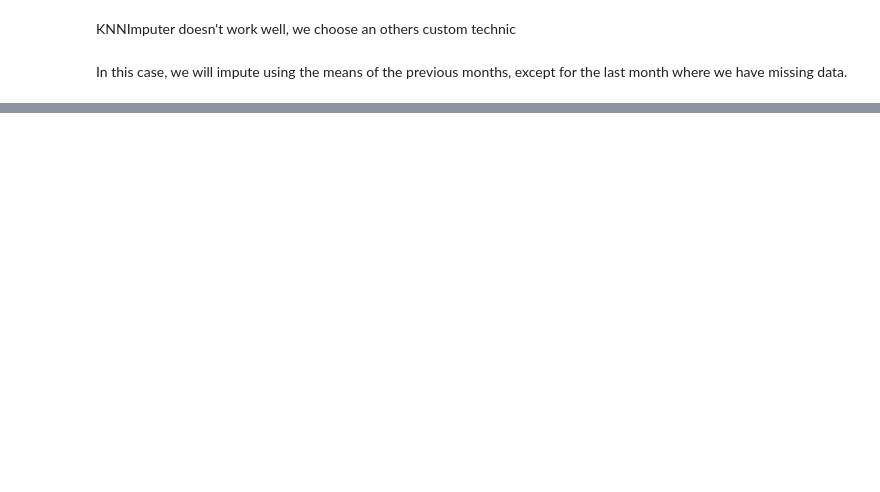
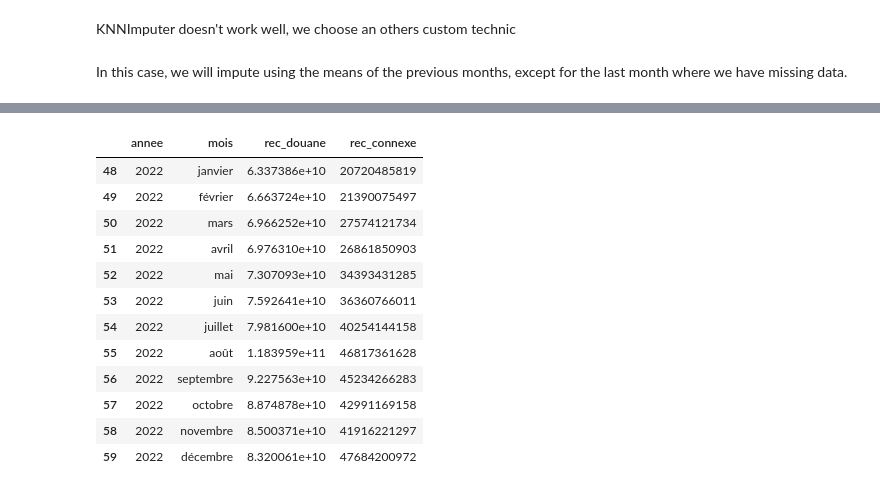
Before and after one commit to Pinto-Katende-Jonathan/SimpleDescriptiveStat, a Jupyter notebook: analyse.ipynb, the cells around one changed output, grey strips where cells are left out. Cells and saved outputs as stored; diff of their text form; code cells hidden in the pictures; blank space fills up the shorter version.

```diff
--- a/analyse.ipynb
+++ b/analyse.ipynb
@@ -379,0 +413,2 @@ In this case, we will impute using the means of the previous months, except for
+# %%
+month = previous_year.groupby('mois').rec_douane.mean()
@@ -379,0 +432,23 @@ In this case, we will impute using the means of the previous months, except for
+# %%
+# Replace the values in the last year with the monthly means
+for month_name, mean_value in month.items():
+    last_year.loc[last_year["mois"] == month_name, "rec_douane"] = mean_value
+
+# Update the original DataFrame with the imputed values
+df_copy.update(last_year)
+# %%
+df_copy.tail(12)
+# %% [output]
+|  | annee | mois | rec_douane | rec_connexe |
+| 48 | 2022 | janvier | 6.337386e+10 | 20720485819 |
+| 49 | 2022 | février | 6.663724e+10 | 21390075497 |
+| 50 | 2022 | mars | 6.966252e+10 | 27574121734 |
+| 51 | 2022 | avril | 6.976310e+10 | 26861850903 |
+| 52 | 2022 | mai | 7.307093e+10 | 34393431285 |
+| 53 | 2022 | juin | 7.592641e+10 | 36360766011 |
+| 54 | 2022 | juillet | 7.981600e+10 | 40254144158 |
+| 55 | 2022 | août | 1.183959e+11 | 46817361628 |
+| 56 | 2022 | septembre | 9.227563e+10 | 45234266283 |
+| 57 | 2022 | octobre | 8.874878e+10 | 42991169158 |
+| 58 | 2022 | novembre | 8.500371e+10 | 41916221297 |
+| 59 | 2022 | décembre | 8.320061e+10 | 47684200972 |
```
Also changed, not shown: parts of 5 cells of this notebook.
